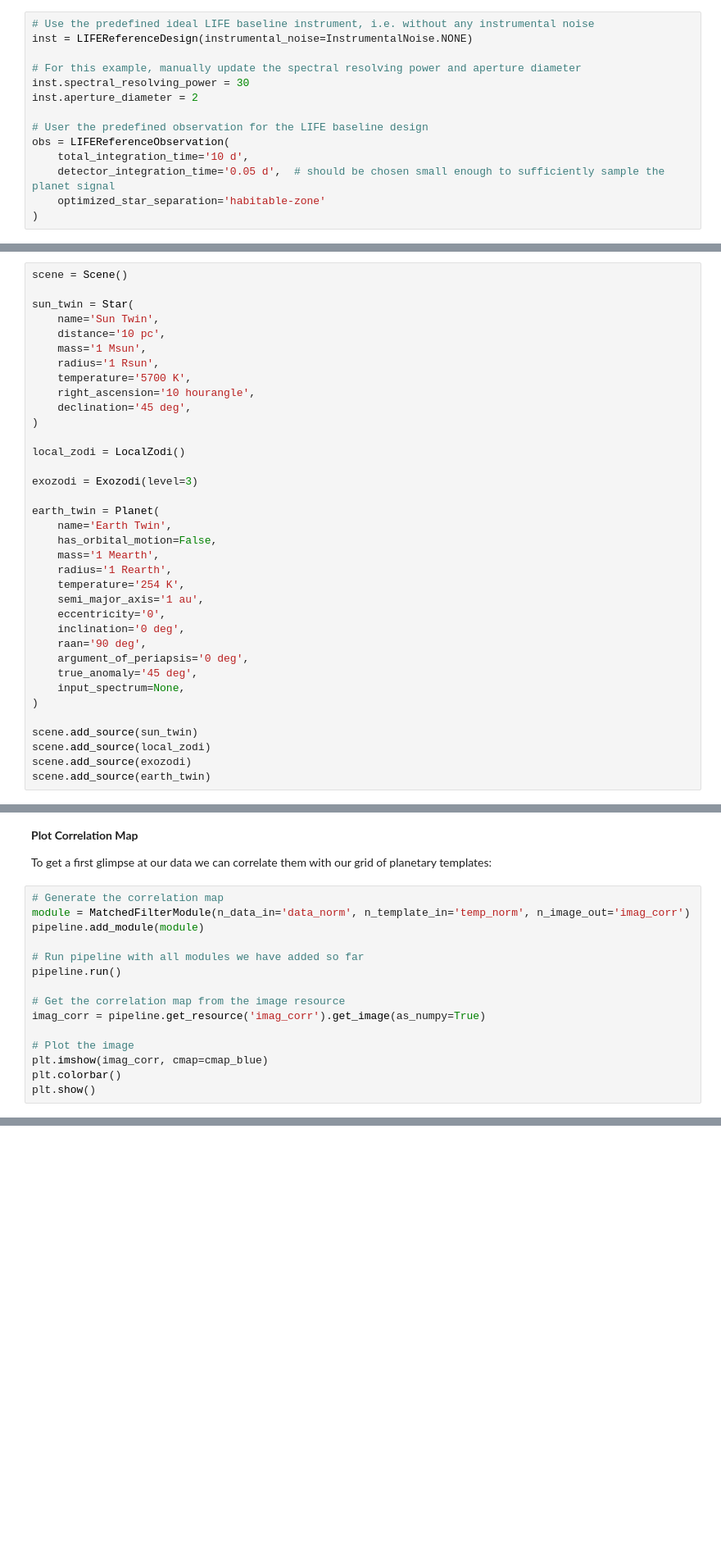
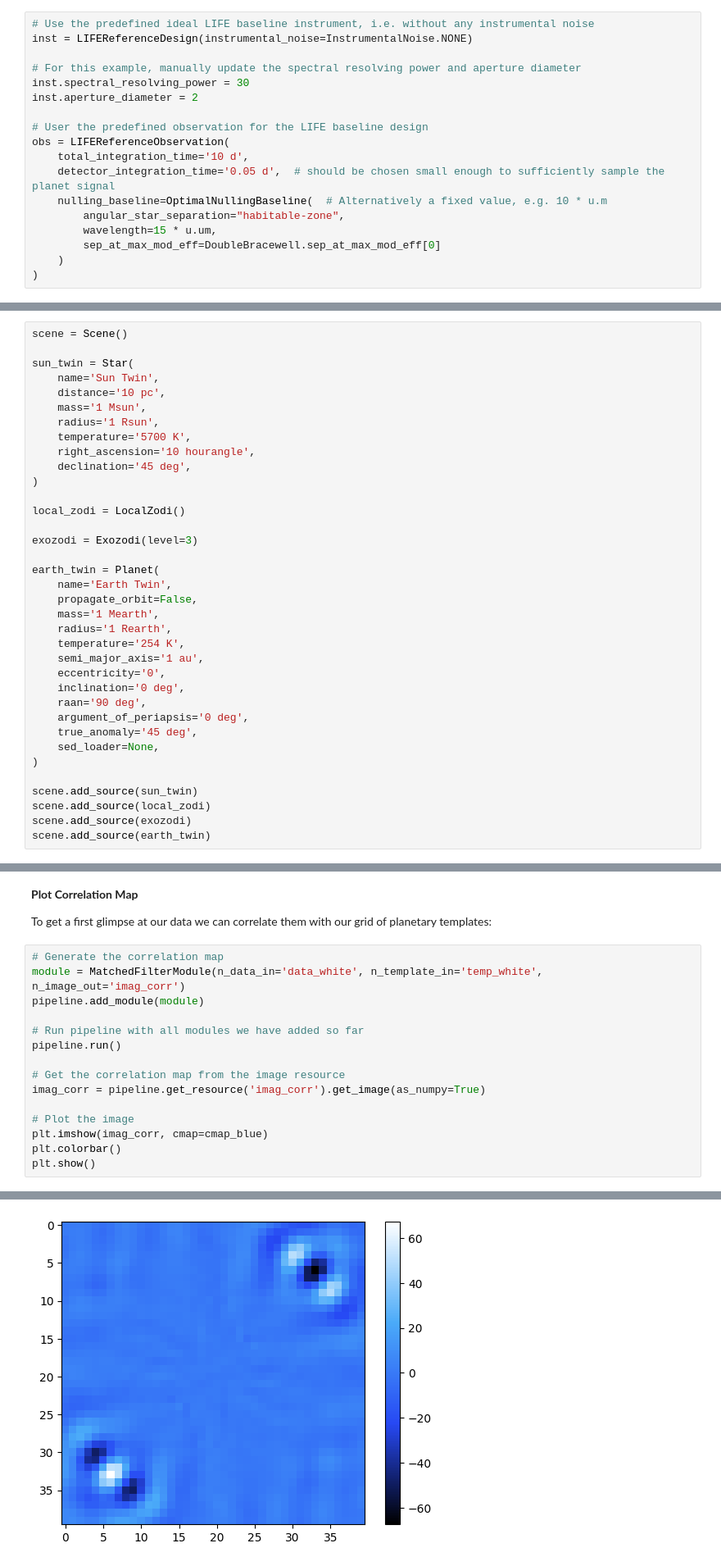
Before and after one commit to pahuber/LIFEsimMC, a Jupyter notebook: docs/tutorials/advanced/custom_pipeline.ipynb, the cells around one changed output, grey strips where cells are left out. Shown at 82% size. Drawn from its saved outputs; the diff is of its cells as text; blank space fills up the shorter version.

```diff
--- a/docs/tutorials/advanced/custom_pipeline.ipynb
+++ b/docs/tutorials/advanced/custom_pipeline.ipynb
@@ -46,7 +49,11 @@ inst.aperture_diameter = 2
 obs = LIFEReferenceObservation(
     total_integration_time='10 d',
     detector_integration_time='0.05 d',  # should be chosen small enough to sufficiently sample the planet signal
-    optimized_star_separation='habitable-zone'
+    nulling_baseline=OptimalNullingBaseline(  # Alternatively a fixed value, e.g. 10 * u.m
+        angular_star_separation="habitable-zone",
+        wavelength=15 * u.um,
+        sep_at_max_mod_eff=DoubleBracewell.sep_at_max_mod_eff[0]
+    )
 )
 # %% [markdown]
 **Define Astrophysical Scene**
@@ -71,7 +78,7 @@ exozodi = Exozodi(level=3)
 
 earth_twin = Planet(
     name='Earth Twin',
-    has_orbital_motion=False,
+    propagate_orbit=False,
     mass='1 Mearth',
     radius='1 Rearth',
     temperature='254 K',
@@ -81,7 +88,7 @@ earth_twin = Planet(
     raan='90 deg',
     argument_of_periapsis='0 deg',
     true_anomaly='45 deg',
-    input_spectrum=None,
+    sed_loader=None,
 )
 
 scene.add_source(sun_twin)
@@ -148,7 +155,7 @@ Note that if a perturbed instrument is considered (e.g. `inst = LIFEReferenceDes
 To get a first glimpse at our data we can correlate them with our grid of planetary templates:
 # %%
 # Generate the correlation map
-module = MatchedFilterModule(n_data_in='data_norm', n_template_in='temp_norm', n_image_out='imag_corr')
+module = MatchedFilterModule(n_data_in='data_white', n_template_in='temp_white', n_image_out='imag_corr')
 pipeline.add_module(module)
 
 # Run pipeline with all modules we have added so far
@@ -175,3 +182,4 @@ AttributeError: 'NoneType' object has no attribute 'get_image'
+[figure, added]
 # %% [markdown]
 ### Signal Extraction
 
```
Also changed, not shown: parts of 8 cells of this notebook.
